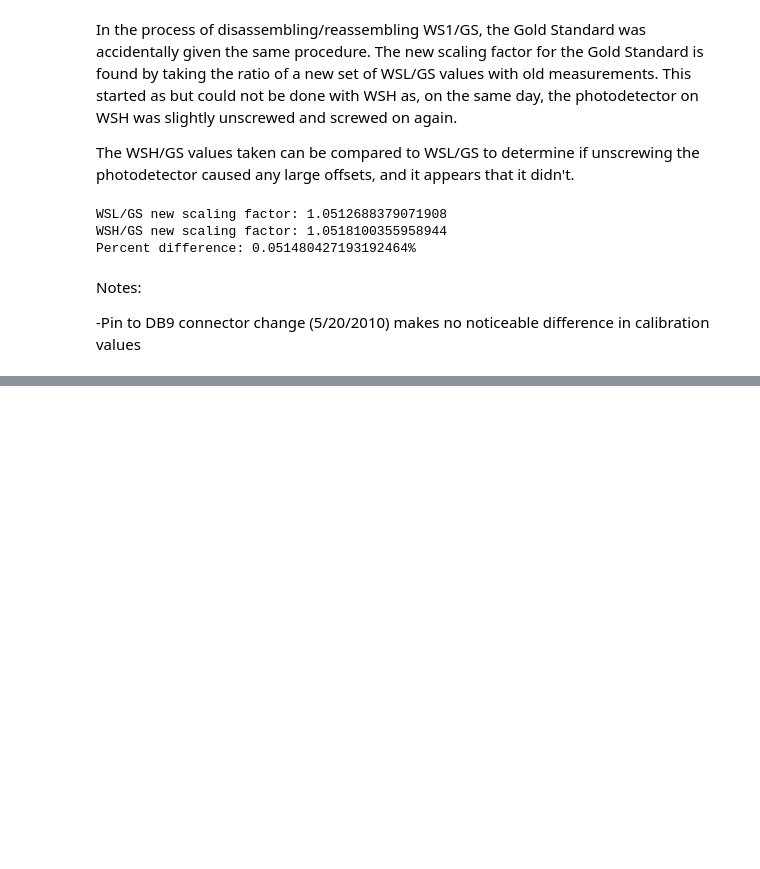
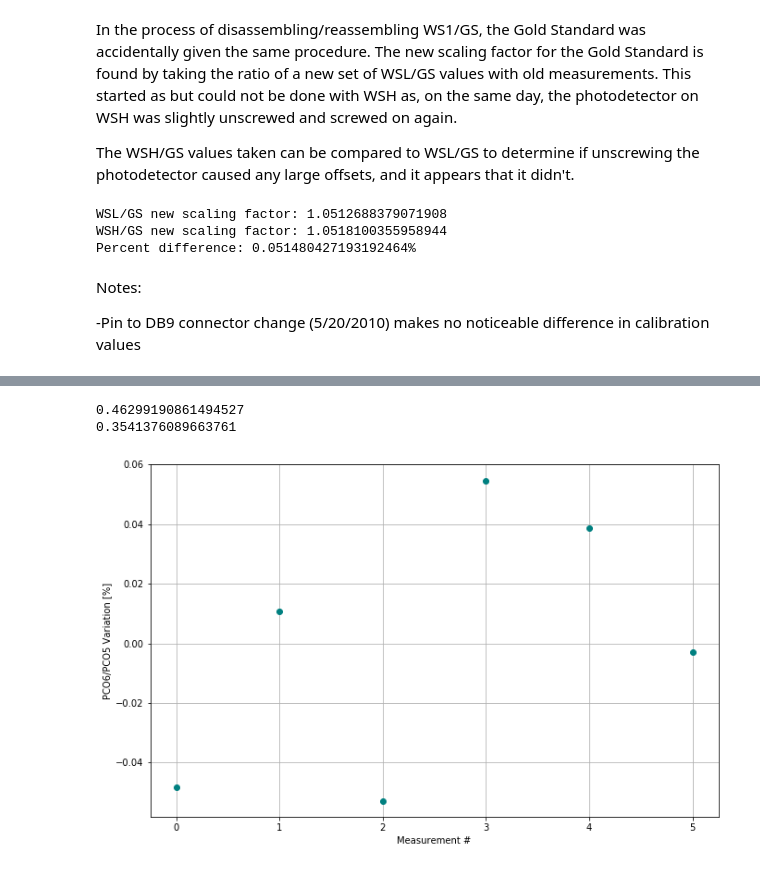
Before and after one commit to ylecoeuche/PCal-Power-Sensor-Calibration, a Jupyter notebook: pcal_calibration/PcalPowerSensors.ipynb, the cells around one changed output, grey strips where cells are left out. Drawn from its saved outputs; the diff is of its cells as text; code cells hidden in the pictures; blank space fills up the shorter version.

```diff
--- a/pcal_calibration/PcalPowerSensors.ipynb
+++ b/pcal_calibration/PcalPowerSensors.ipynb
@@ -587,0 +821,20 @@ for j in even_div:
+# %%
+new_rat = [0.4112107, 0.4114537, 0.4111923, 0.4116340, 0.4115682, 0.4113973]
+temp_mean = np.mean(new_rat)
+
+print (100*(0.00486373/1.0505))
+print (100*(0.00113749/0.3212))
+
+new_rat[:] = [100*(x/temp_mean-1) for x in new_rat]
+
+plt.figure(figsize=(11,7))
+plt.grid()
+plt.plot(new_rat, marker = 'o', linestyle = '', color = 'teal')
+plt.ylabel('PCO6/PCO5 Variation [%]')
+plt.xlabel('Measurement #')
+plt.savefig('Assembly_plot.png')
+plt.show()
+# %% [output]
+0.46299190861494527
+0.3541376089663761
+[figure, added]
```
Also changed, not shown: parts of 12 cells of this notebook.
